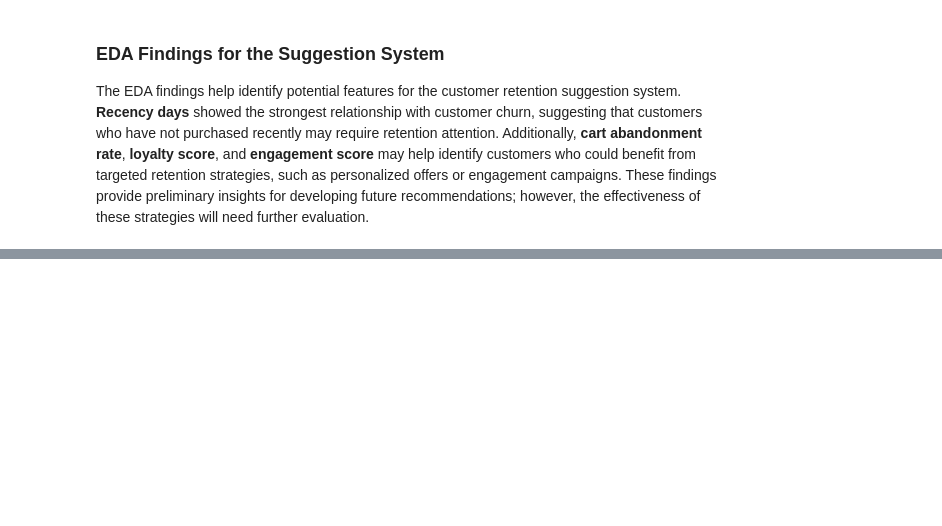
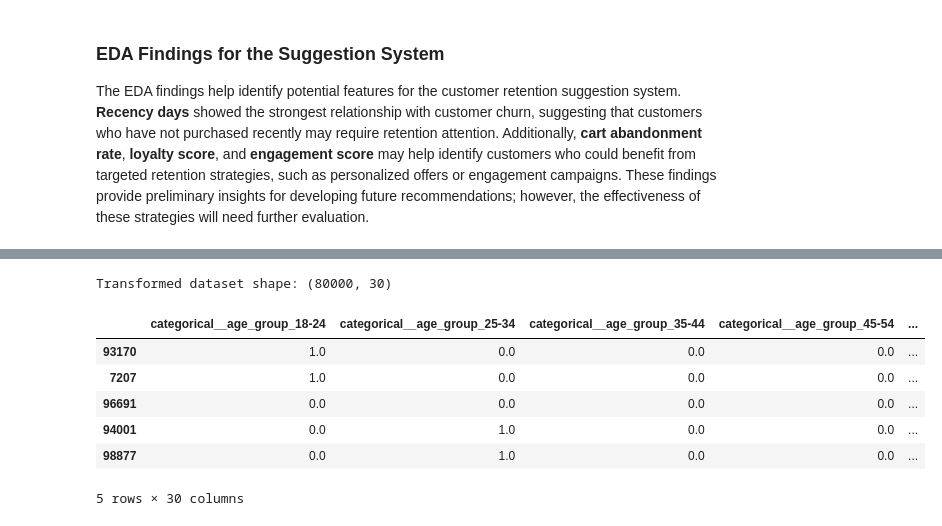
Before and after one commit to jooryA/SWE485-Project-Group6, a Jupyter notebook: Phase1_Data_Exploration.ipynb, the cells around one changed output, grey strips where cells are left out. Saved outputs shown, nothing was run; the diff lists cells and outputs as text; code cells hidden in the pictures; blank space fills up the shorter version.

Commit message:
Complete Phase 1 preprocessing and data preparation

```diff
--- a/Phase1_Data_Exploration.ipynb
+++ b/Phase1_Data_Exploration.ipynb
@@ -546,0 +767,13 @@ The EDA findings help identify potential features for the customer retention sug
+# %%
+
+# Fit preprocessing only on the training data
+X_train_processed = preprocessor.fit_transform(X_train)
+
+# Apply the learned transformations to the test data
+X_test_processed = preprocessor.transform(X_test)
+
+# Compare dimensions
+print("Before preprocessing:", X_train.shape)
+print("After preprocessing:", X_train_processed.shape)
+
+print("Test data after preprocessing:", X_test_processed.shape)
@@ -546,0 +790,24 @@ The EDA findings help identify potential features for the customer retention sug
+# %%
+
+# Retrieve transformed feature names
+feature_names = preprocessor.get_feature_names_out()
+
+# Convert transformed training data into a DataFrame
+X_train_processed_df = pd.DataFrame(
+    X_train_processed,
+    columns=feature_names,
+    index=X_train.index
+)
+
+# Display transformed features
+print("Transformed dataset shape:", X_train_processed_df.shape)
+X_train_processed_df.head()
+# %% [output]
+Transformed dataset shape: (80000, 30)
+|  | categorical__age_group_18-24 | categorical__age_group_25-34 | categorical__age_group_35-44 | categorical__age_group_45-54 | ... |
+| 93170 | 1.0 | 0.0 | 0.0 | 0.0 | ... |
+| 7207 | 1.0 | 0.0 | 0.0 | 0.0 | ... |
+| 96691 | 0.0 | 0.0 | 0.0 | 0.0 | ... |
+| 94001 | 0.0 | 1.0 | 0.0 | 0.0 | ... |
+| 98877 | 0.0 | 1.0 | 0.0 | 0.0 | ... |
+5 rows × 30 columns
```
Also changed, not shown: parts of 27 cells of this notebook, 4 other files.
